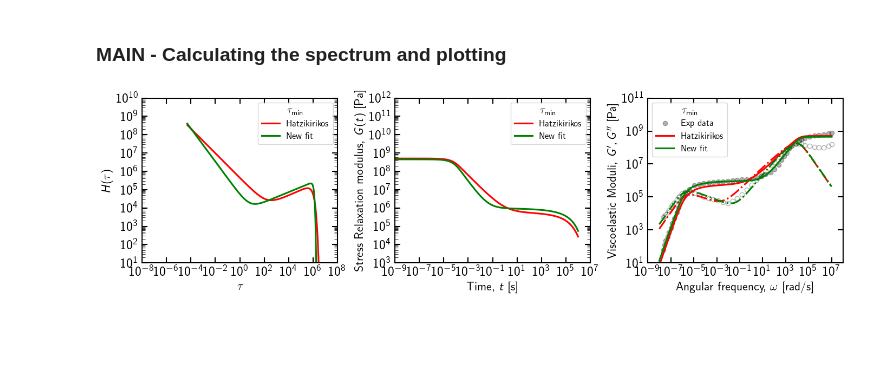
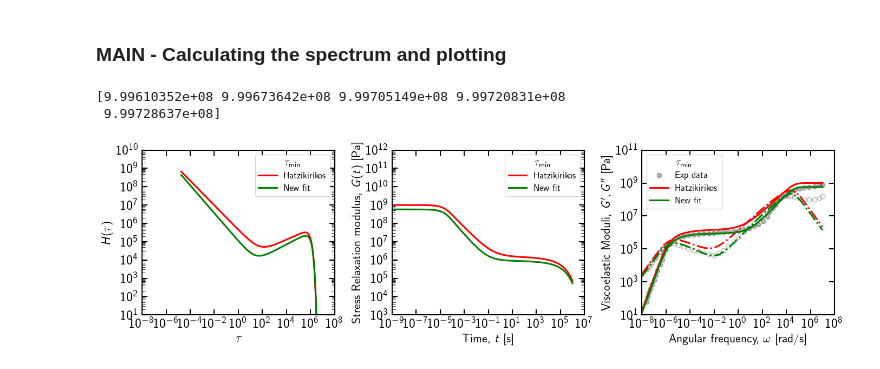
Before and after one commit to antineutrino03-hash/pedagogy, a Jupyter notebook: rhe_mbsw_misc/misc_scraping.ipynb, the cells around one changed output. Cells and saved outputs as stored; diff of their text form; code cells hidden in the pictures; blank space fills up the shorter version.

```diff
--- a/rhe_mbsw_misc/misc_scraping.ipynb
+++ b/rhe_mbsw_misc/misc_scraping.ipynb
@@ -32,6 +32,12 @@ Y1_interpolated = np.exp(interp_func(np.log(X1)))
 
 interp_func = interp1d(np.log(X2), np.log(Y2), kind="linear", fill_value="extrapolate")
 Y2_interpolated = np.exp(interp_func(np.log(X1)))
+
+tau_min_values = [1.8E-5]
+
+time = np.logspace(-9, 6, 100)
+tau = np.logspace(np.log10(tau_min_values[0]), +8, num=1000, base=10)
+omega = np.logspace(-8, 7, 100)
 # %% [markdown]
 ## Generating spectrum and moduli using the mBSW spectrum given below
 # %% [markdown]
@@ -118,9 +133,6 @@ def residual_fcn(params, omega, gp_exp, gpp_exp, tau, time):
 
     return np.hstack((resid_gp, resid_gpp)).flatten()
 
-time = np.logspace(-9, 6, 1000)
-tau = np.logspace(np.log10(5E-5), +8, num=1000, base=10)
-
 fit_params = Parameters()
 
 fit_params.add(f"Hg",       value=5.0E+5,   vary=True,      min=5.0E+3,     max=5.0E+6)
@@ -129,7 +141,7 @@ fit_params.add(f"tau_e",    value=0.86,     vary=True,      min=0.0,        max=
 fit_params.add(f"He",       value=2.0E+5,   vary=True,      min=5.0E+4,     max=5.0E+6)
 fit_params.add(f"ne",       value=0.3,      vary=True,      min=0.0,        max=1.0)
 fit_params.add(f"tau_max",  value=9.0E+5,   vary=True,      min=5.0E+4,     max=5.0E+6)
-fit_params.add(f"beta",     value=2.0E-0,   vary=True,      min=0.0,        max=5.0)
+fit_params.add(f"beta",     value=2.0E-0,   vary=False,      min=0.0,        max=5.0)
 
 minimizer = lmfit.Minimizer(
                                 residual_fcn, fit_params,
@@ -156,20 +168,16 @@ print(bsw_params)
 # %% [markdown]
 ### MAIN - Calculating the spectrum and plotting
 # %%
-time = np.logspace(-9, 6, 100)
-omega = np.logspace(-8, 7, 100)
-
 paper_bsw_params = [
     4.9E+5,  # Hg
     6.7E-1,  # n_g
     8.6E-1,  # tau_e
-    1.86E+5, # He
+    4.95E+5, # He
     3.0E-1,  # n_e
     9.0E+5,  # tau_max
     2.0E+0   # beta
 ]
 
-tau_min_values = [5E-5]
 colors = ['r', 'g', 'b']
 # labels = [rf"$10^{{{int(np.log10(val))}}}$" for val in tau_min_values]
 labels = ["Hatzikirikos", "New fit"]
@@ -188,45 +196,51 @@ for i, tau_min in enumerate(tau_min_values):
 
         if j == 0: # control which params are being output
             export_df = pd.DataFrame({"Angular frequency": omega, "Storage modulus": gp_model, "Loss modulus": gpp_model})
+            export_df.to_excel(output_file+'model_data_dynamic_moduli.xlsx', index=False)
+            print(gp_model[-5:])
             # export_df = pd.DataFrame({"Time": time, "Relaxation modulus": g_relax})
-            export_df.to_excel(output_file+'model_data_dynamic_moduli.xlsx', index=False)
+            # export_df.to_excel(output_file+'model_data_g_relaxation.xlsx', index=False)
+            # print(g_relax[:5])
 
-        axes[0].loglog(tau, htau, linestyle="-", color=colors[j], label=labels[j])
+        axes[0].loglog(tau, htau, linestyle="-", color=colors[i+j], label=labels[i+j])
         # axes[0].loglog(tau, htau/tau, linestyle="-", color='k', label=labels[j])
-        axes[1].loglog(time, g_relax, linestyle="-", color=colors[j], label=labels[j])
-        axes[2].loglog(omega, gp_model, linestyle="-", color=colors[j], label=labels[j])
-        axes[2].loglog(omega, gpp_model, linestyle="-.", color=colors[j])
+        axes[1].loglog(time, g_relax, linestyle="-", color=colors[i+j], label=labels[i+j])
+        axes[2].loglog(omega, gp_model, linestyle="-", color=colors[i+j], label=labels[i+j])
+        axes[2].loglog(omega, gpp_model, linestyle="-.", color=colors[i+j])
 
 # region PLOT SETTINGS
 axes[0].set_xlim([1E-8, 1E+8])
 axes[0].set_ylim([1E+1, 1E+10])
 
 axes[1].set_xlim([1E-9, 1E+7])
 axes[1].set_ylim([1E+3, 1E+12])
 
-axes[2].set_xlim([1E-9, 1E+8])
+axes[2].set_xlim([1E-8, 1E+8])
 axes[2].set_ylim([1E+1, 1E+11])
 
 axes[0].set_xlabel("$\\tau$")
 axes[0].set_ylabel("$H(\\tau)$")
 axes[0].legend(title=r"$\tau_{\min}$", fontsize=12, title_fontsize=14)
 
 axes[1].set_xlabel(dp.rheology_labels["Time"])
 axes[1].set_ylabel(dp.rheology_labels["Relaxation modulus"])
 axes[1].legend(title=r"$\tau_{\min}$", fontsize=12, title_fontsize=14)
 
 axes[2].set_xlabel(dp.rheology_labels["Angular frequency"])
 axes[2].set_ylabel(dp.rheology_labels["Loss modulus"])
 axes[2].legend(title=r"$\tau_{\min}$", fontsize=12, title_fontsize=14)
 
 for ax in axes:
     ax.xaxis.set_major_locator(LogLocator(base=10.0, numticks=10))
     ax.yaxis.set_major_locator(LogLocator(base=10.0, numticks=10))
     ax.xaxis.set_minor_locator(LogLocator(base=10.0, subs='auto', numticks=10))
     ax.yaxis.set_minor_locator(LogLocator(base=10.0, subs='auto', numticks=10))
 
+
 plt.tight_layout()
 plt.show()
 # endregion
 # %% [output]
+[9.99610352e+08 9.99673642e+08 9.99705149e+08 9.99720831e+08
+ 9.99728637e+08]
-[figure, old version]
+[figure, new version]
```
Also changed, not shown: parts of 2 cells of this notebook, 2 other files.
